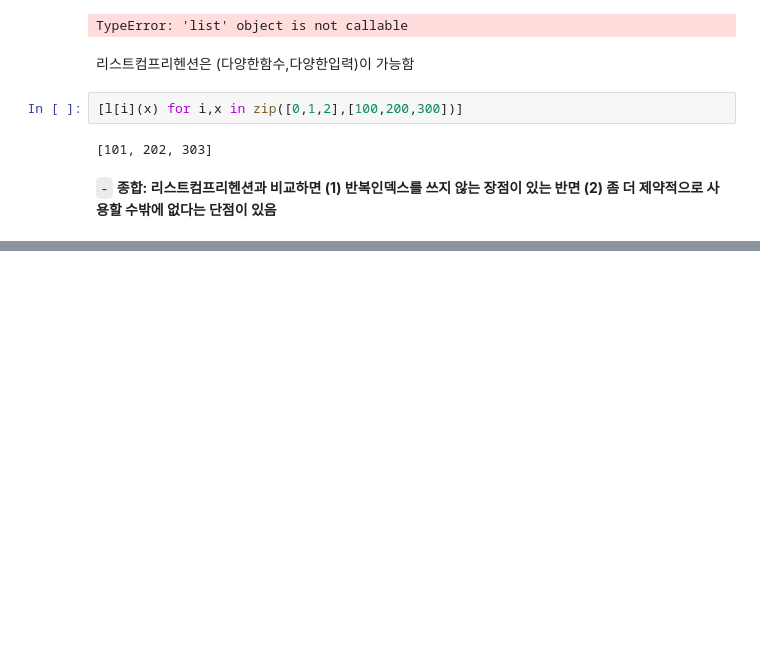
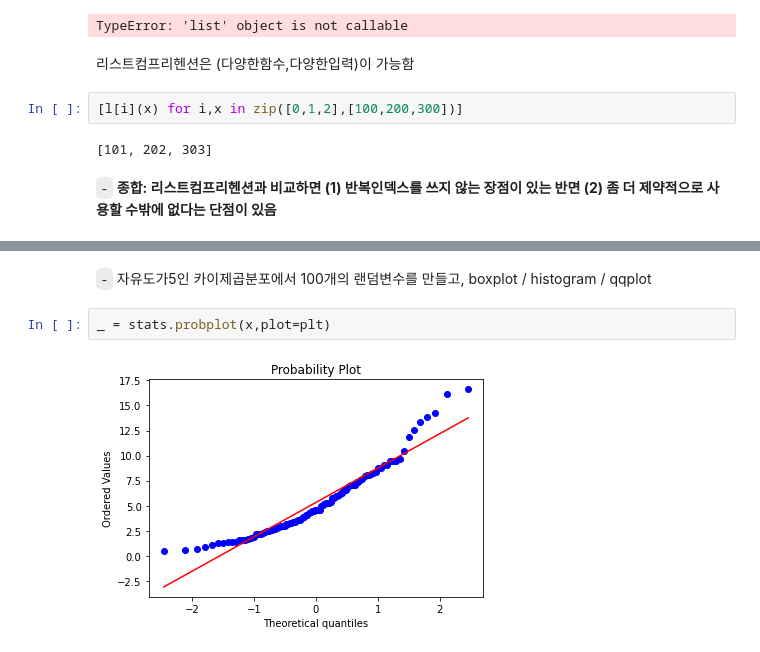
Before and after one commit to guebin/2021DV, a Jupyter notebook: _notebooks/2021-10-06-(5주차) 10월6일.ipynb, the cells around one changed output, grey strips where cells are left out. Saved outputs shown, nothing was run; the diff lists cells and outputs as text; blank space fills up the shorter version.

```diff
--- a/_notebooks/Untitled.ipynb
+++ b/_notebooks/2021-10-06-(5주차) 10월6일.ipynb
@@ -404,0 +617,6 @@ TypeError: 'list' object is not callable
+# %% [markdown]
+`-` 자유도가5인 카이제곱분포에서 100개의 랜덤변수를 만들고, boxplot / histogram / qqplot
+# %%
+_ = stats.probplot(x,plot=plt)
+# %% [output]
+[figure, added]
```
Also changed, not shown: parts of 47 cells of this notebook.
